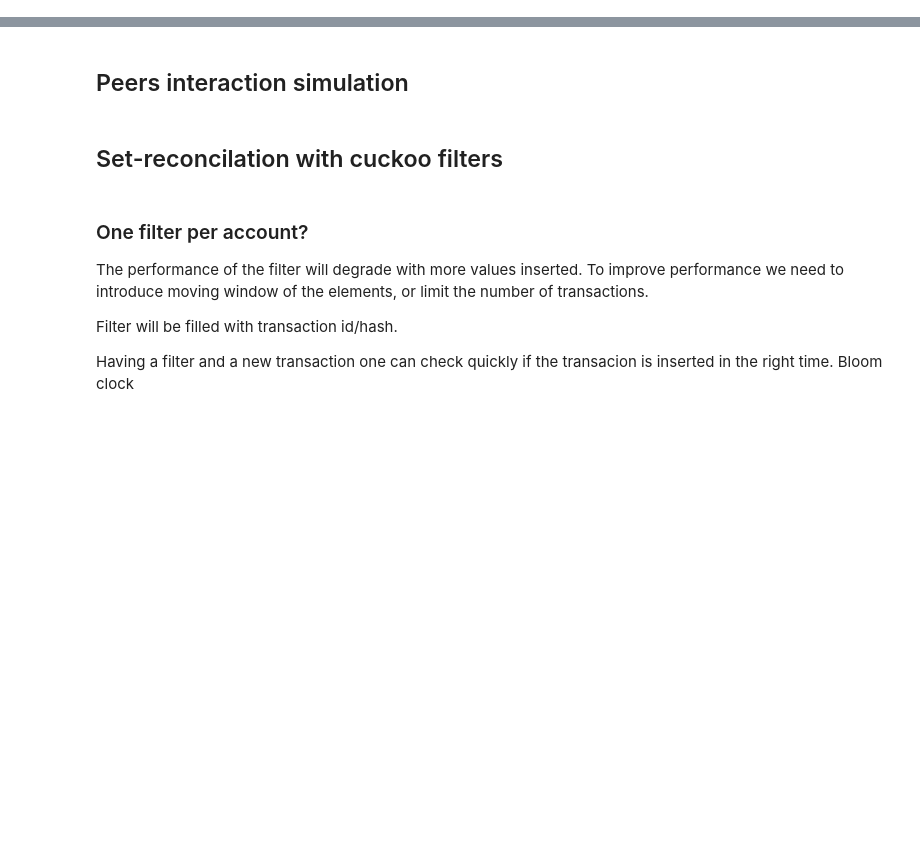
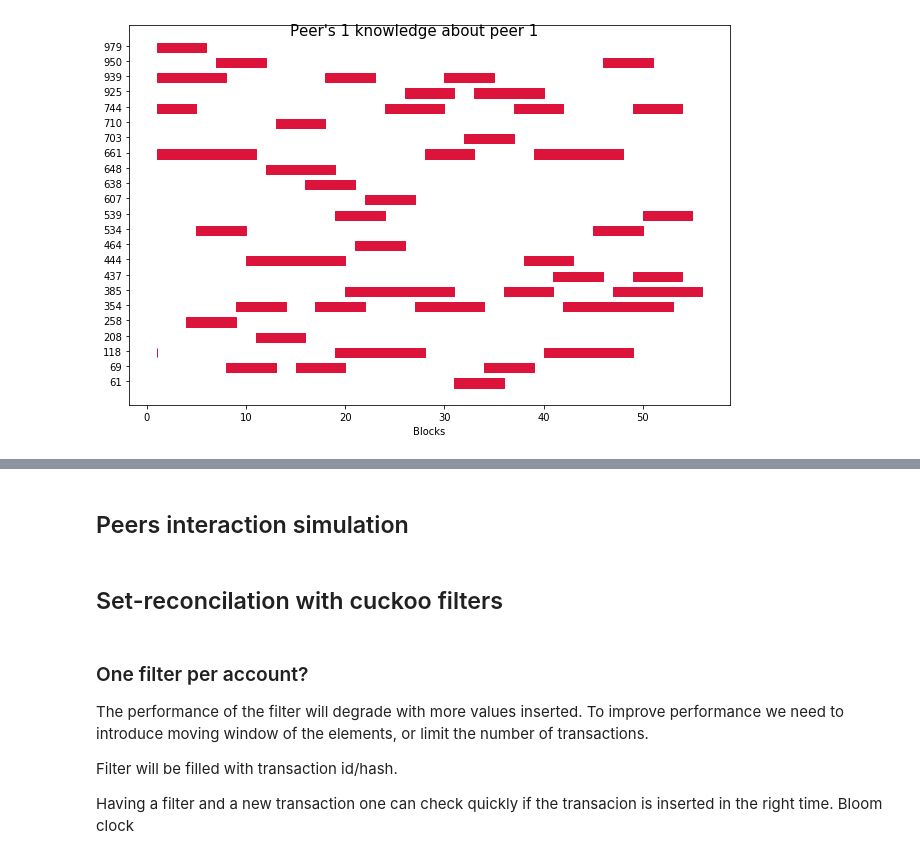
Before and after one commit to grimadas/accountability_experiments, a Jupyter notebook: NoodlesExperiments.ipynb, the cells around one changed output, grey strips where cells are left out. Cells and saved outputs as stored; diff of their text form; code cells hidden in the pictures; blank space fills up the shorter version.

```diff
--- a/NoodlesExperiments.ipynb
+++ b/NoodlesExperiments.ipynb
@@ -197,21 +0,0 @@ def find_last_sig_bit(mask):
-# %%
-wv_peer  = peer_id
-target_peer = 1
-window = 5
-
-peers_labels = peer_knows_peer[target_peer].keys()
-peers_num =  len(peer_knows_peer[target_peer].keys())
-
-inp = ""
-full_mask = [0 for _ in range(200)]
-
-for p in peers_labels:
-    blocks = [(max(k-window, 0),k) for k in peer_knows_peer[target_peer][p]]
-    new_blocks, array_mask = compress_blocks(blocks)
-    full_mask = np.logical_or(full_mask, array_mask)
-    for b in new_blocks:
-        inp = inp + str(p) + str(",") + str(b[0])+str(",")+str(b[1])+str(",")+str("In") + "\n"
-
-last_index = find_last_sig_bit(full_mask)
-full_mask = full_mask[:last_index]
-number_of_holes = len(np.where(full_mask == False)[0])
@@ -513,0 +189,22 @@ G = nx.read_gpickle('trustchain.pickle')
+# %%
+df = pd.read_csv(io.StringIO(inp), header=None, names=["Task", "Start", "Finish", "Resource"] )
+df["Diff"] = df.Finish - df.Start
+
+color = {"In":"crimson", "Out":"crimson"}
+fig,ax=plt.subplots(figsize=(9,6))
+
+fig.suptitle("Peer's %s knowledge about peer %s "%(wv_peer, target_peer), fontsize=15)
+labels=[]
+for i, task in enumerate(df.groupby("Task")):
+    labels.append(task[0])
+    for r in task[1].groupby("Resource"):
+        data = r[1][["Start", "Diff"]]
+        ax.broken_barh(data.values, (i-0.4,0.6), color=color[r[0]] )
+
+ax.set_yticks(range(len(labels)))
+ax.set_yticklabels(labels)
+ax.set_xlabel("Blocks")
+plt.tight_layout()
+plt.show()
+# %% [output]
+[figure, added]
```
Also changed, not shown: parts of 50 cells of this notebook.
